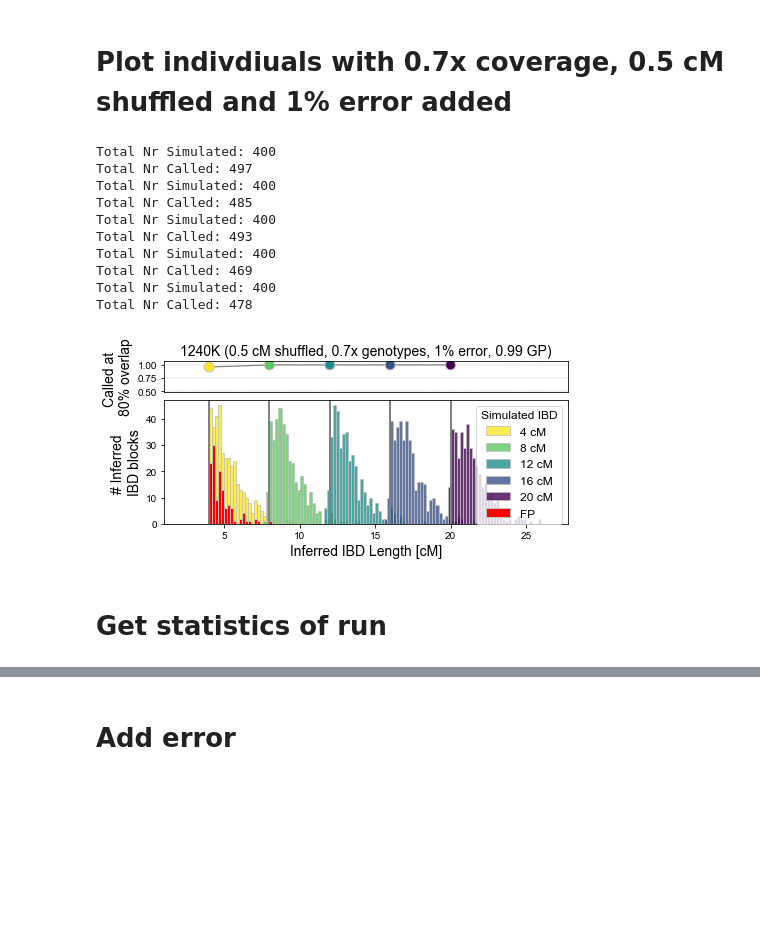
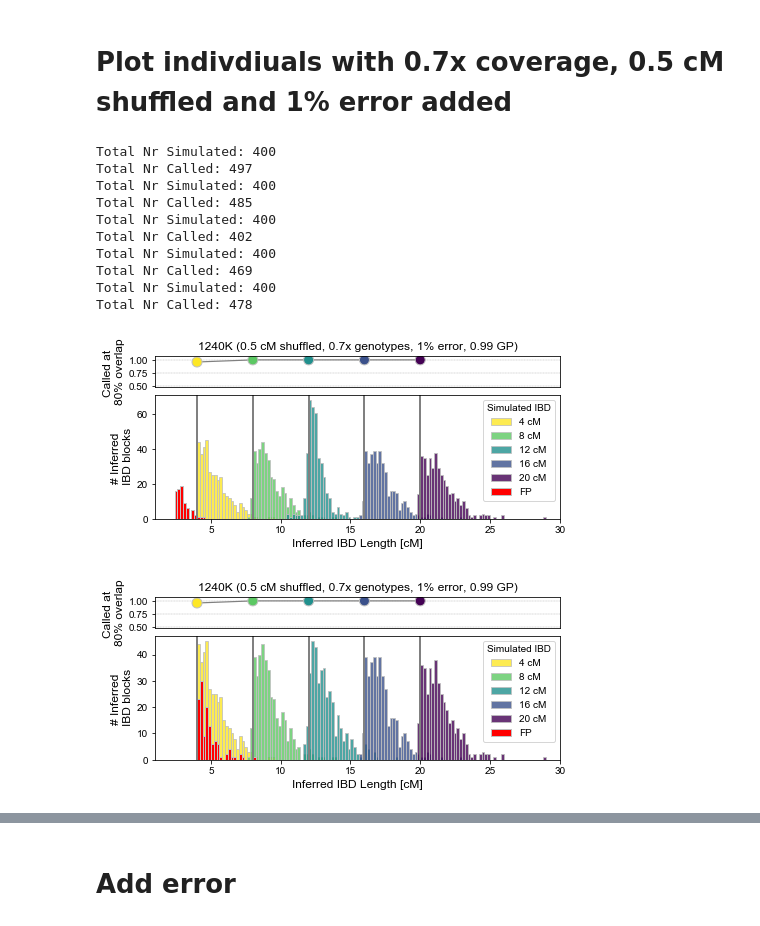
Before and after one commit to hringbauer/ancIBD, a Jupyter notebook: notebook/simulate/recall_stats.ipynb, the cells around one changed output, grey strips where cells are left out. Saved outputs shown, nothing was run; the diff lists cells and outputs as text; code cells hidden in the pictures; blank space fills up the shorter version.

```diff
--- a/notebook/simulate/recall_stats.ipynb
+++ b/notebook/simulate/recall_stats.ipynb
@@ -160,7 +187,7 @@ bl_lens=[4, 8, 12, 16, 20]
 roh = Summary_IBD_Calls(mosaic_folder="./output/simulated/TSI07s05e1/", ch=3, nr_iid = 100,
                         blen_cm = 0, output_prefix = "default/", output=1, min_cm=4)
 
-df_fp = roh.collect_fp_df(min_cm=4)  # Call FPs
+df_fp = roh.collect_fp_df(min_cm=2.5)  # Call FPs
 df_call_vec, df_called, power = roh.give_power_dfs(bl_lens)
 # %% [output]
 Total Nr Simulated: 400
@@ -168,7 +195,7 @@ Total Nr Called: 497
 Total Nr Simulated: 400
 Total Nr Called: 485
 Total Nr Simulated: 400
-Total Nr Called: 493
+Total Nr Called: 402
 Total Nr Simulated: 400
 Total Nr Called: 469
 Total Nr Simulated: 400
@@ -176,8 +203,12 @@ Total Nr Called: 478
 # %%
 plot_power(bl_lens, df_called, power, df_fp=df_fp, title="1240K (0.5 cM shuffled, 0.7x genotypes, 1% error, 0.99 GP)",
            savepath="", figsize=(7.25,3), ylim_pow=[0.49,1.08], hspace=0.1,
-           fs_l=12, fs=14, xlim=[1,27.8])   # ./figures/manuscript/mosaic_performance/block_merging/unmerged.pdf
+           fs_l=10, fs=12, fs_t=10, xlim=[1,30.0])   # ./figures/manuscript/mosaic_performance/block_merging/unmerged.pdf
 # %% [output]
-[figure, old version]
+[figure, new version]
-# %% [markdown]
-# Get statistics of run
+# %%
+plot_power(bl_lens, df_called, power, df_fp=df_fp, title="1240K (0.5 cM shuffled, 0.7x genotypes, 1% error, 0.99 GP)",
+           savepath="", figsize=(7.25,3), ylim_pow=[0.49,1.08], hspace=0.1,
+           fs_l=10, fs=12, fs_t=10, xlim=[1,30.0])   # ./figures/manuscript/mosaic_performance/block_merging/unmerged.pdf
+# %% [output]
+[figure, added]
```
Also changed, not shown: parts of 8 cells of this notebook, 6 other files.
